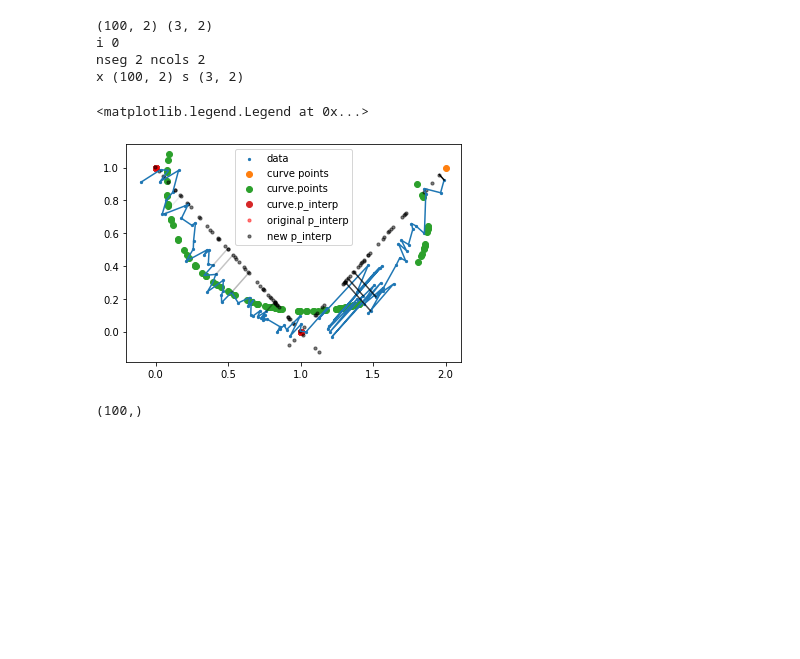
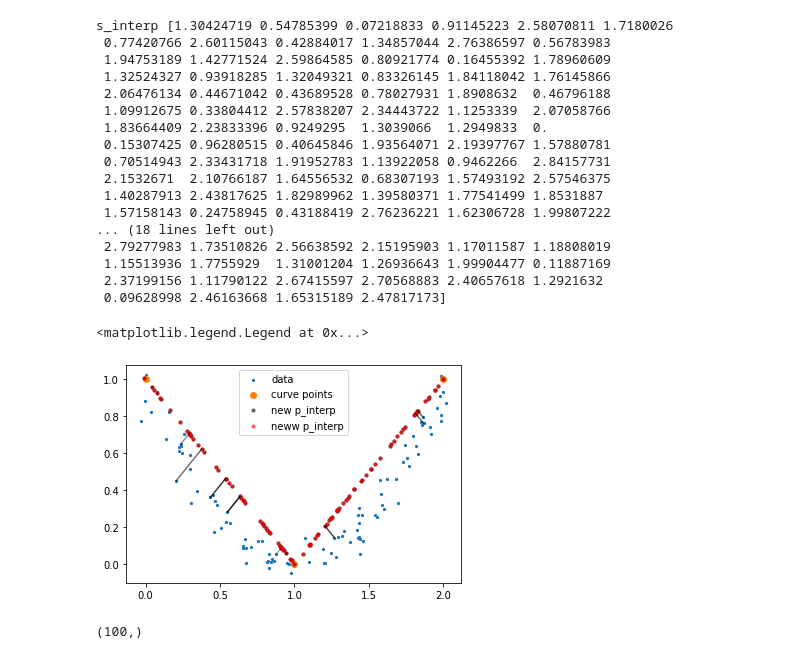
Before and after one commit to mossjacob/pyslingshot, a Jupyter notebook: princurve.ipynb, the cells around one changed output. Cells and saved outputs as stored; diff of their text form; code cells hidden in the pictures; blank space fills up the shorter version.

```diff
--- a/princurve.ipynb
+++ b/princurve.ipynb
@@ -8,50 +46,73 @@ from matplotlib import pyplot as plt
 # %%
+from project_to_curve_converted import project_to_curve
+
 t = np.random.uniform(-1, 1, 100)
 x = np.stack([t, t**2], axis=1) + np.random.normal(0, 0.05, (100, 2))
 x[:, 0] += 1
+# x = data
 plt.scatter(x[:, 0], x[:, 1], s=5, label='data')
-s = np.array([[0, 1, 2], [1, 0, 1]]).T
-print(x.shape, s.shape)
+cluster_centres = np.stack([data[cluster_labels == k].mean(axis=0) for k in range(10)])
+s = np.array([[0., 1., 2.], [1., 0., 1.]]).T
+# s = cluster_centres
 plt.scatter(s[:, 0], s[:, 1], label='curve points')
 
 # Try original
 curve = PrincipalCurve(k=3)
 curve.fit(x, p=s, max_iter=1)
-plt.scatter(curve.points[:, 0], curve.points[:, 1], label='curve.points')
+# plt.scatter(curve.points[:, 0], curve.points[:, 1], label='curve.points')
 p_interp = curve.points_interp
-plt.scatter(p_interp[:, 0], p_interp[:, 1], label='curve.p_interp')
+# plt.scatter(p_interp[:, 0], p_interp[:, 1], label='curve.p_interp')
 from scipy.interpolate import interp1d
 p_interps = list()
-for j in range(p_interp.shape[1]):
-    interp = interp1d(curve.pseudotimes_interp, x[:, j], kind='cubic')
-    p_interps.append(interp(curve.pseudotimes_interp[curve.order]))
-p_interp = np.stack(p_interps, axis=1)
-plt.plot(p_interp[:, 0], p_interp[:, 1])
-curve, dist_ind, dist = curve._project_to_curve(x, s)
-p_interp = curve.points_interp
-plt.scatter(p_interp[:, 0], p_interp[:, 1], label='original p_interp', s=10, alpha=0.5, color='red')
+# for j in range(p_interp.shape[1]):
+#     interp = interp1d(curve.pseudotimes_interp, x[:, j], kind='cubic')
+#     p_interps.append(interp(curve.pseudotimes_interp[curve.order]))
+# p_interp = np.stack(p_interps, axis=1)
+# plt.plot(p_interp[:, 0], p_interp[:, 1])
+
+# curve, dist_ind, dist = curve._project_to_curve(x, s)
+# p_interp = curve.points_interp
+# plt.scatter(p_interp[:, 0], p_interp[:, 1], label='original p_interp', s=10, alpha=0.5, color='red')
 
 # Try new
 curve, dist_ind, dist = curve.project_to_curve(x, s)
 pseudotime_interp = curve.pseudotimes_interp
+print('s_interp', pseudotime_interp)
 p_interp = curve.points_interp
 # plt.scatter(p_interp[:, 0], p_interp[:, 1], label='p_interp')
 # plt.plot(curve.points[:, 0], curve.points[:, 1])
 plt.scatter(p_interp[:, 0], p_interp[:, 1], label='new p_interp', s=10, alpha=0.5, color='black')
 
+s_interp, p_interp, order, dist_ind, dist = project_to_curve(x, s)
+plt.scatter(p_interp[:, 0], p_interp[:, 1], label='neww p_interp', s=10, alpha=0.5, color='red')
+
+print('s_interp 2', s_interp)
 for i in range(10):
     path_from = (x[i][0], p_interp[i][0])
     path_to = (x[i][1], p_interp[i][1])
     plt.plot(path_from, path_to, c='black', alpha=pseudotime_interp[i])
 
 plt.legend()
 # %% [output]
-(100, 2) (3, 2)
-i 0
-nseg 2 ncols 2
-x (100, 2) s (3, 2)
+s_interp [1.30424719 0.54785399 0.07218833 0.91145223 2.58070811 1.7180026
+ 0.77420766 2.60115043 0.42884017 1.34857044 2.76386597 0.56783983
+ 1.94753189 1.42771524 2.59864585 0.80921774 0.16455392 1.78960609
+ 1.32524327 0.93918285 1.32049321 0.83326145 1.84118042 1.76145866
+ 2.06476134 0.44671042 0.43689528 0.78027931 1.8908632  0.46796188
+ 1.09912675 0.33804412 2.57838207 2.34443722 1.1253339  2.07058766
+ 1.83664409 2.23833396 0.9249295  1.3039066  1.2949833  0.
+ 0.15307425 0.96280515 0.40645846 1.93564071 2.19397767 1.57880781
+ 0.70514943 2.33431718 1.91952783 1.13922058 0.9462266  2.84157731
+ 2.1532671  2.10766187 1.64556532 0.68307193 1.57493192 2.57546375
+ 1.40287913 2.43817625 1.82989962 1.39580371 1.77541499 1.8531887
+ 1.57158143 0.24758945 0.43188419 2.76236221 1.62306728 1.99807222
+... (18 lines left out)
+ 2.79277983 1.73510826 2.56638592 2.15195903 1.17011587 1.18808019
+ 1.15513936 1.7755929  1.31001204 1.26936643 1.99904477 0.11887169
+ 2.37199156 1.11790122 2.67415597 2.70568883 2.40657618 1.2921632
+ 0.09628998 2.46163668 1.65315189 2.47817173]
 <matplotlib.legend.Legend at 0x...>
-[figure, old version]
+[figure, new version]
 # %%
 print(dist_ind.shape)
 # %% [output]
```
Also changed, not shown: parts of 2 cells of this notebook, 1 other file.
